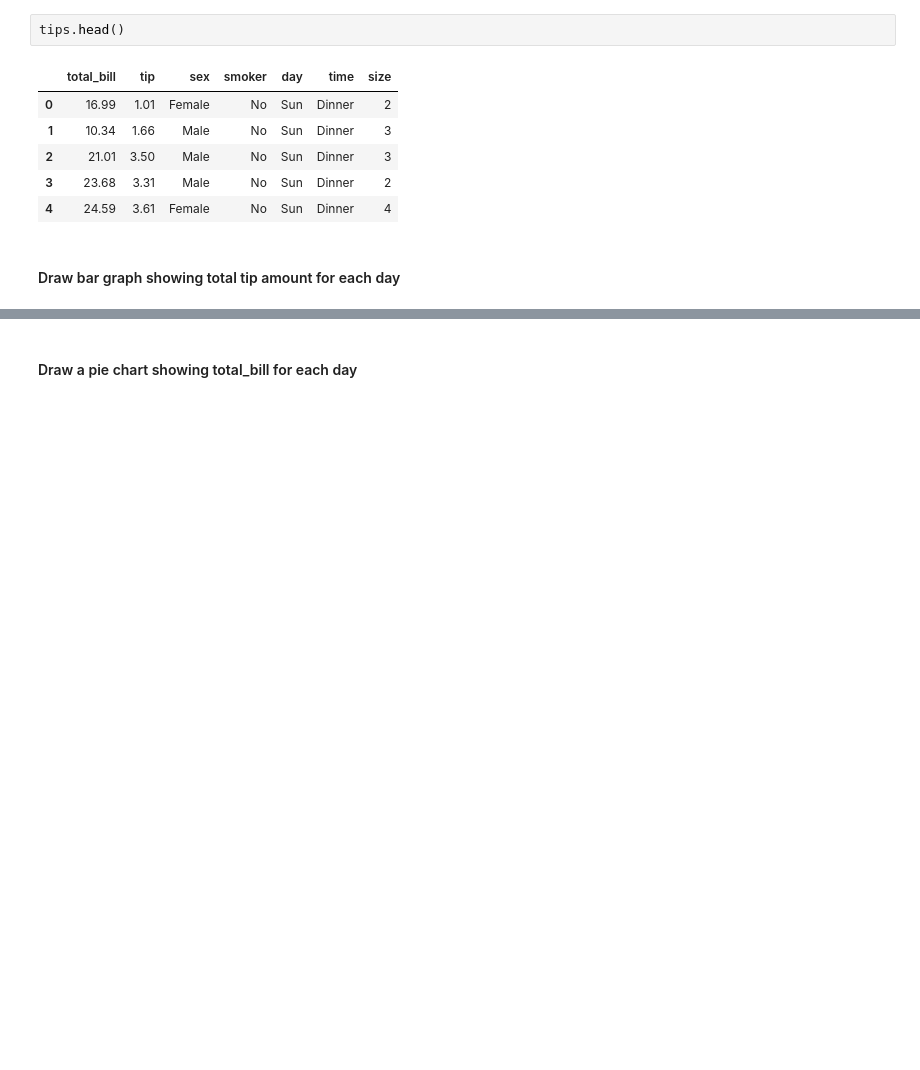
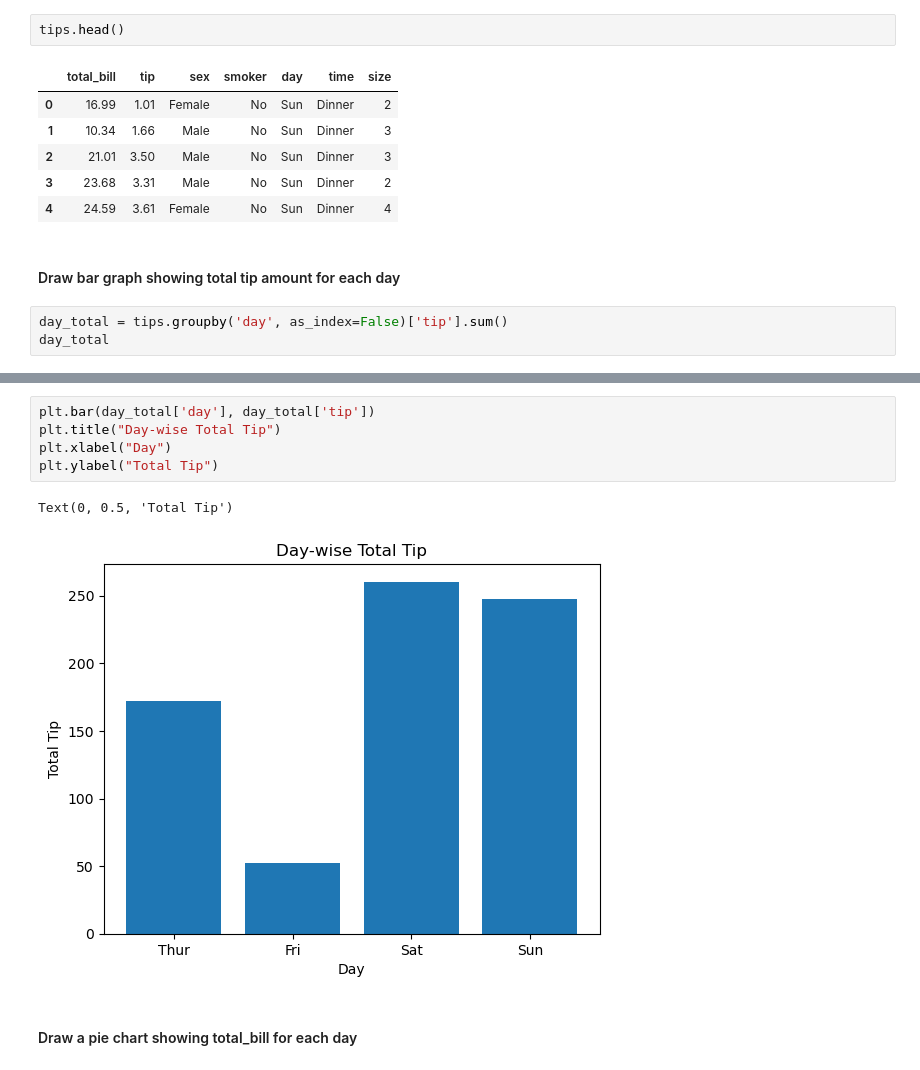
Before and after one commit to rushithadabbiru4-ai/datascience, a Jupyter notebook: matplotlib_tips_questions.ipynb, the cells around one changed output, grey strips where cells are left out. Cells and saved outputs as stored; diff of their text form; blank space fills up the shorter version.

```diff
--- a/matplotlib_tips_questions.ipynb
+++ b/matplotlib_tips_questions.ipynb
@@ -19,3 +19,6 @@ tips.head()
 | 4 | 24.59 | 3.61 | Female | No | Sun | Dinner | 4 |
 # %% [markdown]
 #### Draw bar graph showing total tip amount for each day
+# %%
+day_total = tips.groupby('day', as_index=False)['tip'].sum()
+day_total
@@ -22,2 +31,10 @@ tips.head()
+# %%
+plt.bar(day_total['day'], day_total['tip'])
+plt.title("Day-wise Total Tip")
+plt.xlabel("Day")
+plt.ylabel("Total Tip")
+# %% [output]
+Text(0, 0.5, 'Total Tip')
+[figure, added]
 # %% [markdown]
 #### Draw a pie chart showing total_bill for each day
```
Also changed, not shown: parts of 18 cells of this notebook.
